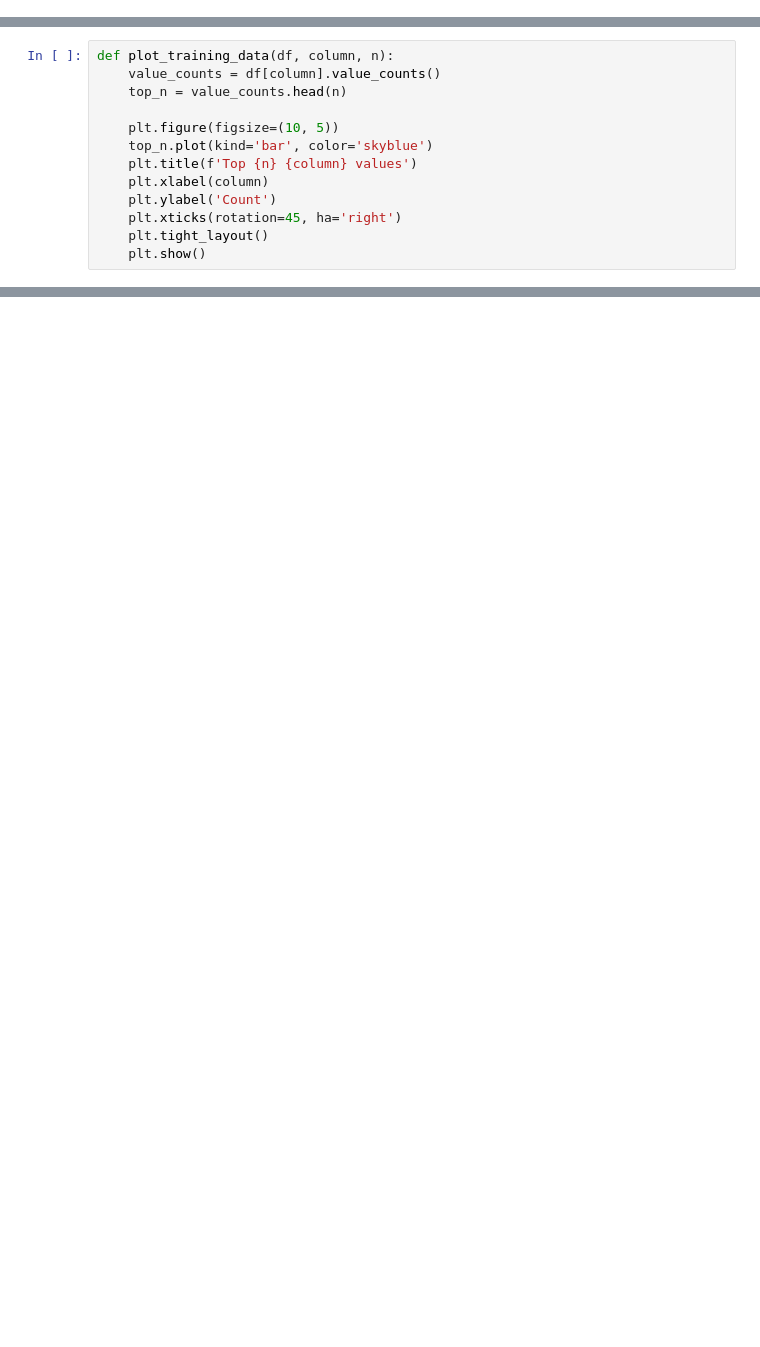
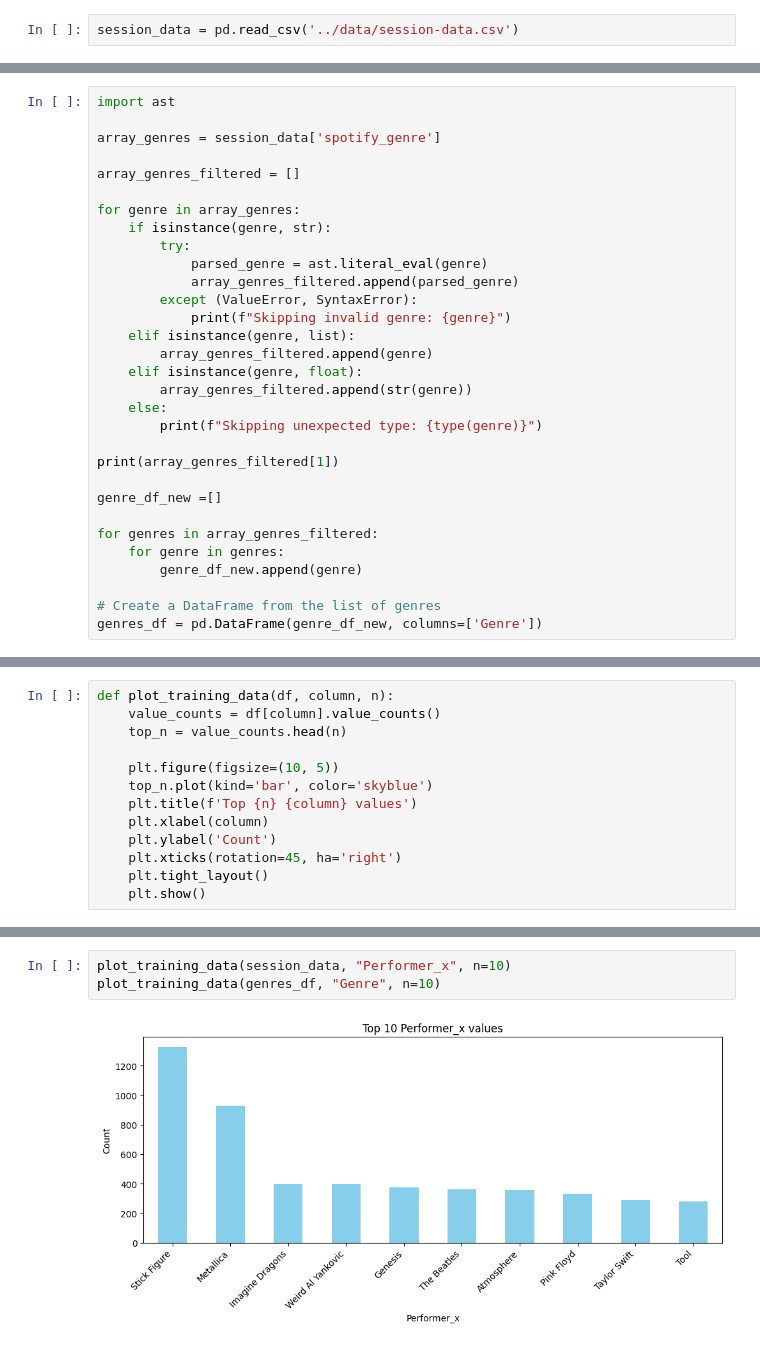
Before and after one commit to TuneHive/ML-TuneHive, a Jupyter notebook: eda/Data analysis on music.ipynb, the cells around one changed output, grey strips where cells are left out. Drawn from its saved outputs; the diff is of its cells as text; blank space fills up the shorter version.

Commit message:
feat: create graph

```diff
--- a/eda/Data analysis on music.ipynb
+++ b/eda/Data analysis on music.ipynb
@@ -8 +5,3 @@ user_history_train = pd.read_json('user_history.json')
+# %%
+session_data = pd.read_csv('../data/session-data.csv')
 # %%
@@ -36,0 +33,31 @@ user_history_train.head(10)
+# %%
+import ast
+
+array_genres = session_data['spotify_genre']
+
+array_genres_filtered = []
+
+for genre in array_genres:
+    if isinstance(genre, str):
+        try:
+            parsed_genre = ast.literal_eval(genre)
+            array_genres_filtered.append(parsed_genre)
+        except (ValueError, SyntaxError):
+            print(f"Skipping invalid genre: {genre}")
+    elif isinstance(genre, list):
+        array_genres_filtered.append(genre)
+    elif isinstance(genre, float):
+        array_genres_filtered.append(str(genre))
+    else:
+        print(f"Skipping unexpected type: {type(genre)}")
+
+print(array_genres_filtered[1])
+
+genre_df_new =[]
+
+for genres in array_genres_filtered:
+    for genre in genres:
+        genre_df_new.append(genre)
+
+# Create a DataFrame from the list of genres
+genres_df = pd.DataFrame(genre_df_new, columns=['Genre'])
@@ -61,0 +79,5 @@ plot_training_data(top_10000_train, "Artist Genres", n=10)
+# %%
+plot_training_data(session_data, "Performer_x", n=10)
+plot_training_data(genres_df, "Genre", n=10)
+# %% [output]
+[figure, added]
```
Also changed, not shown: parts of 7 cells of this notebook.
